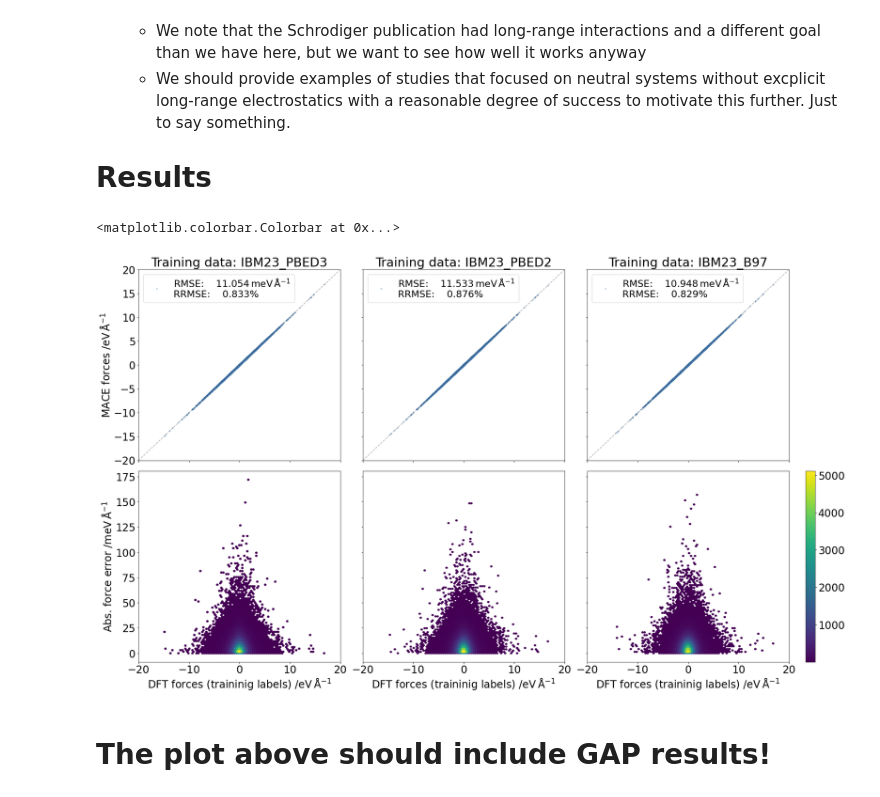
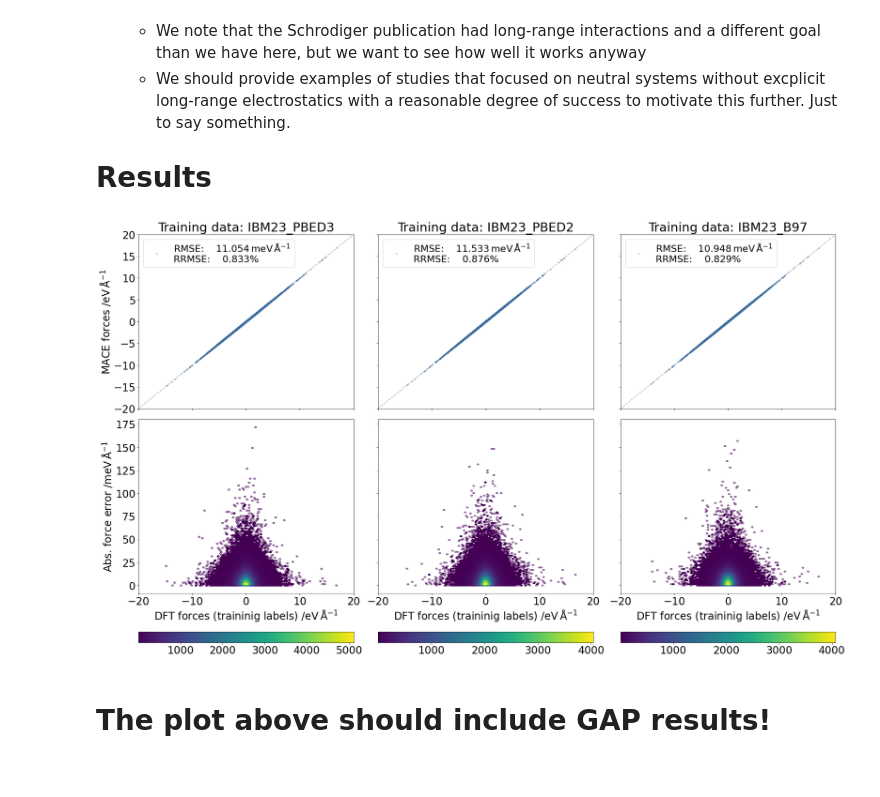
Before and after one commit to imagdau/EC-EMC_diffusion_DFT-MLIP-Data_comparison, a Jupyter notebook: for_paper.ipynb, the cells around one changed output. Drawn from its saved outputs; the diff is of its cells as text; code cells hidden in the pictures.

```diff
--- a/for_paper.ipynb
+++ b/for_paper.ipynb
@@ -254,40 +254,43 @@ for i, k in enumerate(xyz):
     tag = tags[i]
     atoms = xyz[k]
     data_set, functional, seed, dset_sample = tag.split('/')
 
     # Obtain forces and errors
     ## reference
     ref_forces = [a.arrays['forces'] for a in atoms if 'forces' in a.arrays.keys()]
     ref_forces = np.concatenate(ref_forces).flatten()
 
     ## mace
     mace_forces = [a.arrays['MACE_forces'] for a in atoms if 'forces' in a.arrays.keys()]
     mace_forces = np.concatenate(mace_forces).flatten()
     rmse, rrmse = RMSE(ref_forces, mace_forces)
 
     # Plot correlations
     axs[0,i].set_title(f'Training data: {data_set}_{functional}')
     axs[0,i].plot(ref_forces, mace_forces, '.', label=f'RMSE:    {rmse*1e3:.3f}$\\,$meV$\,$Å$^{{-1}}$\nRRMSE:    {rrmse*100:.3f}%', alpha=0.3)
     axs[0,i].legend(loc='upper left', numpoints=1, fontsize=fsize-2)
 
     # Plot settings
     axs[0,i].plot([0, 1], [0, 1], 'k--', transform=axs[0,i].transAxes, alpha=0.3)
     axs[0,i].set_xlim([-20,20])
     axs[0,i].set_ylim([-20,20])
     if i == 0: axs[0,i].set_ylabel('MACE forces /eV$\,$Å$^{-1}$')
 
-    if i == 0:
-        h = axs[1,i].hexbin(ref_forces, abs(ref_forces-mace_forces)*1000, mincnt=1)
-    else:
-        axs[1,i].hexbin(ref_forces, abs(ref_forces-mace_forces)*1000, mincnt=1)
+    #if i == 0:
+    #    h = axs[1,i].hexbin(ref_forces, abs(ref_forces-mace_forces)*1000, mincnt=1)
+    #else:
+    #    axs[1,i].hexbin(ref_forces, abs(ref_forces-mace_forces)*1000, mincnt=1)
+    #h = axs[1,i].hexbin(ref_forces, abs(ref_forces-mace_forces)*1000, mincnt=1)
+    h = axs[1,i].hexbin(ref_forces, abs(ref_forces-mace_forces)*1000, mincnt=1, alpha=0.5)
+    h = axs[1,i].hexbin(ref_forces, abs(ref_forces-mace_forces)*1000, mincnt=2)
+    plt.colorbar(h, ax=axs[1,i], orientation='horizontal')
     axs[1,i].set_xlabel('DFT forces (traininig labels) /eV$\,$Å$^{-1}$')
     axs[1,0].set_ylabel('Abs. force error /meV$\,$Å$^{-1}$')
 
-plt.colorbar(h, ax=axs[-1,-1])
+#plt.colorbar(h, ax=axs[-1,-1])
 #plt.tight_layout()
 # %% [output]
-<matplotlib.colorbar.Colorbar at 0x...>
-[figure, old version]
+[figure, new version]
 # %% [markdown]
 # The plot above should include GAP results!
 # %% [markdown]
```
Also changed, not shown: parts of 8 cells of this notebook.
